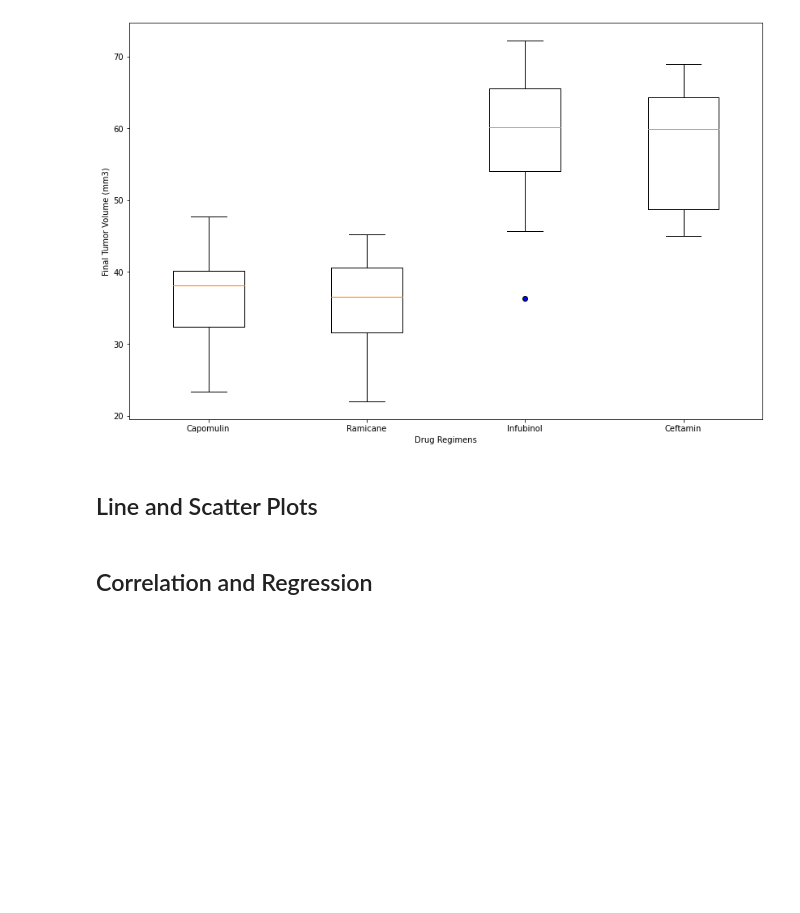
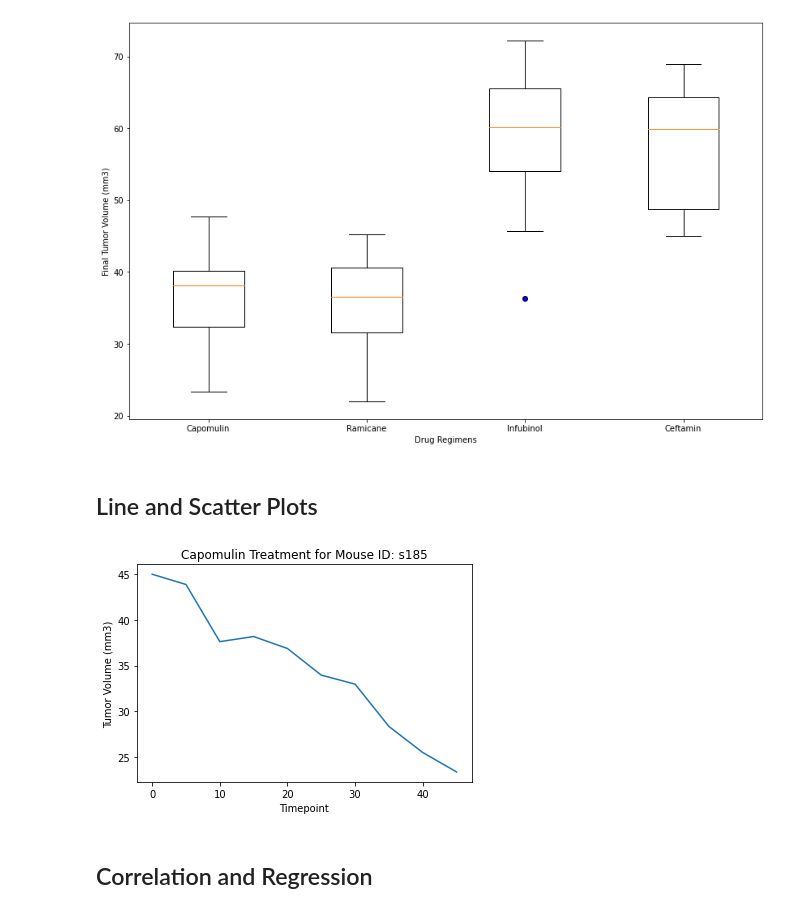
Before and after one commit to Kamerondee/Matplotlib_Challenge, a Jupyter notebook: pymaceuticals_matplotlib.ipynb, the cells around one changed output. Drawn from its saved outputs; the diff is of its cells as text; code cells hidden in the pictures; blank space fills up the shorter version.

Commit message:
generate line plot

```diff
--- a/pymaceuticals_matplotlib.ipynb
+++ b/pymaceuticals_matplotlib.ipynb
@@ -250,6 +250,15 @@ plt.show()
 ## Line and Scatter Plots
 # %%
 # Generate a line plot of tumor volume vs. time point for a mouse treated with Capomulin
+s185_mouse_tumor = clean_df.loc[clean_df["Mouse ID"] == "s185"]["Tumor Volume (mm3)"]
+s185_mouse_time = clean_df.loc[clean_df["Mouse ID"] == "s185"]["Timepoint"]
+plt.plot(s185_mouse_time, s185_mouse_tumor)
+plt.xlabel("Timepoint")
+plt.ylabel("Tumor Volume (mm3)")
+plt.title("Capomulin Treatment for Mouse ID: s185")
+plt.show()
+# %% [output]
+[figure, added]
 # %%
 # Generate a scatter plot of average tumor volume vs. mouse weight for the Capomulin regimen
 # %% [markdown]
```
